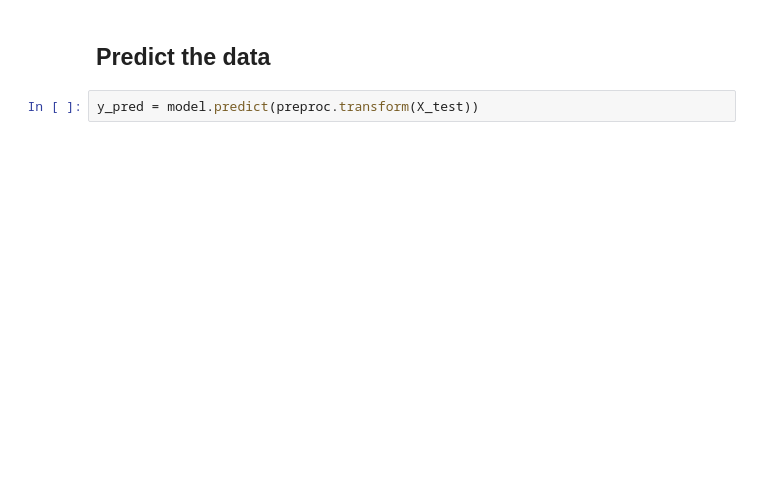
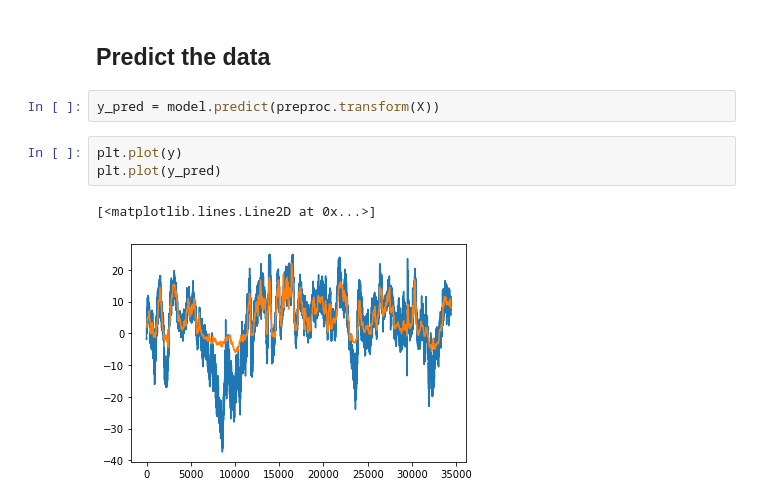
Before and after one commit to oceanhackweek/ohw21-proj-deep-currents, a Jupyter notebook: notebooks/deep_learning.ipynb, the cells around one changed output. Saved outputs shown, nothing was run; the diff lists cells and outputs as text; blank space fills up the shorter version.

```diff
--- a/notebooks/deep_learning.ipynb
+++ b/notebooks/deep_learning.ipynb
@@ -255,4 +239,10 @@ model.evaluate(X_val, y_val, verbose=0)
 # %% [markdown]
 ## Predict the data
 # %%
-y_pred = model.predict(preproc.transform(X_test))
+y_pred = model.predict(preproc.transform(X))
+# %%
+plt.plot(y)
+plt.plot(y_pred)
+# %% [output]
+[<matplotlib.lines.Line2D at 0x...>]
+[figure, added]
```
Also changed, not shown: parts of 27 cells of this notebook, 1 other file.
